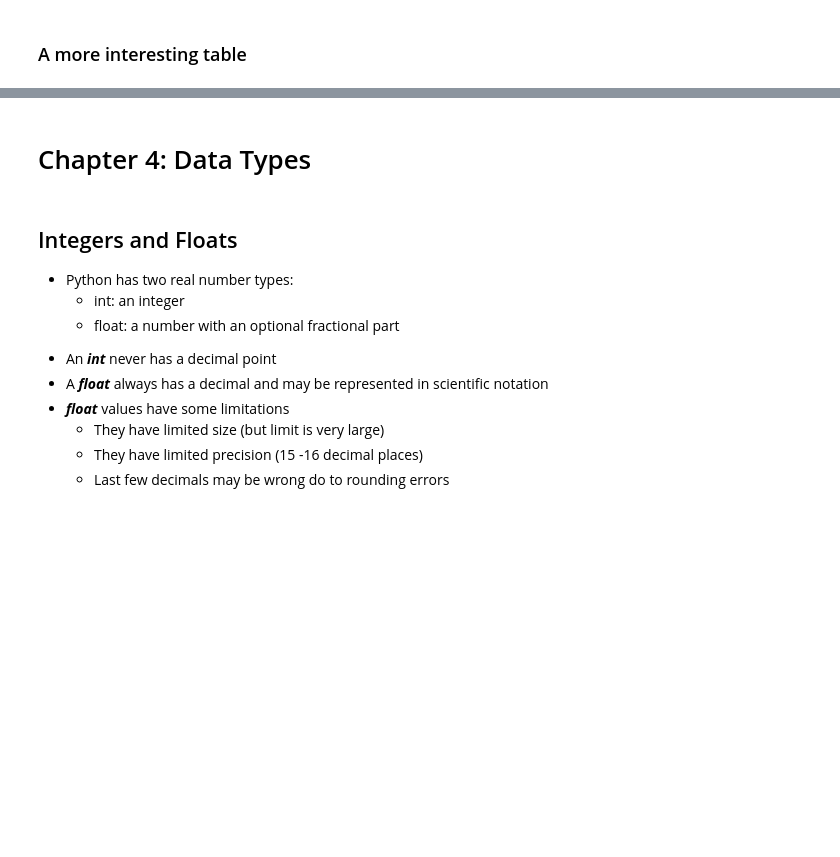
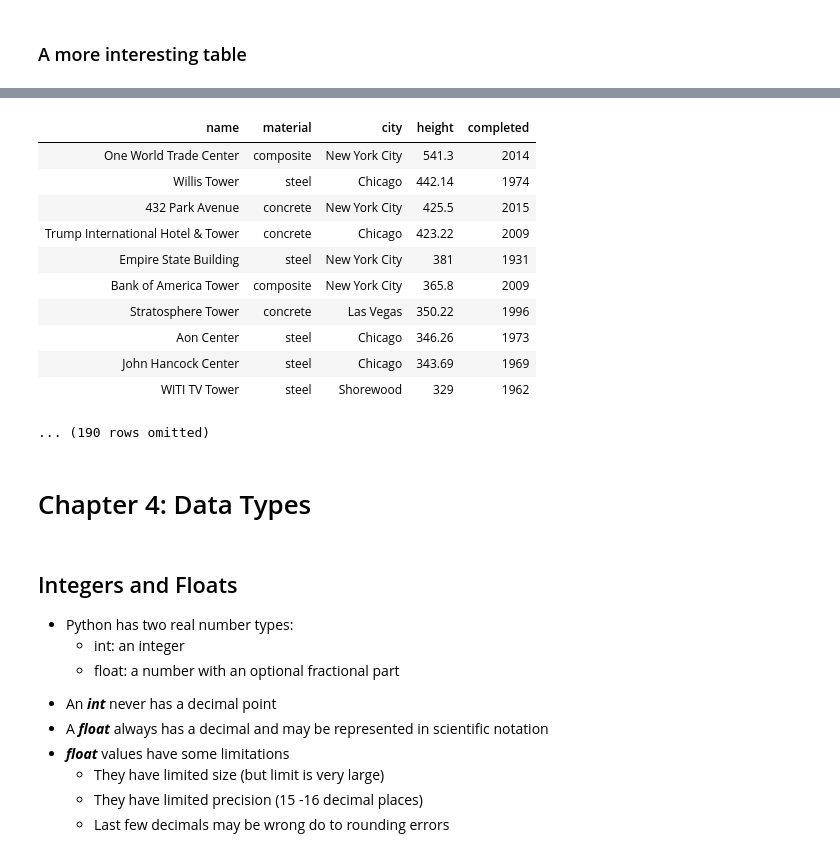
Before and after one commit to Mrsnellek/DS-400-22S8W1, a Jupyter notebook: Week_2/lec02/lec02_chapters_3_4.ipynb, the cells around one changed output, grey strips where cells are left out. Cells and saved outputs as stored; diff of their text form; code cells hidden in the pictures; blank space fills up the shorter version.

```diff
--- a/Week_2/lec02/lec02_chapters_3_4.ipynb
+++ b/Week_2/lec02/lec02_chapters_3_4.ipynb
@@ -218,5 +409,18 @@ skyscrapers.where('city', 'New York City').sort('completed')
 # %%
-skyscrapers.sort('height', descending=False)
+skyscrapers.sort('height', descending=True)
+# %% [output]
+| name | material | city | height | completed |
+| One World Trade Center | composite | New York City | 541.3 | 2014 |
+| Willis Tower | steel | Chicago | 442.14 | 1974 |
+| 432 Park Avenue | concrete | New York City | 425.5 | 2015 |
+| Trump International Hotel & Tower | concrete | Chicago | 423.22 | 2009 |
+| Empire State Building | steel | New York City | 381 | 1931 |
+| Bank of America Tower | composite | New York City | 365.8 | 2009 |
+| Stratosphere Tower | concrete | Las Vegas | 350.22 | 1996 |
+| Aon Center | steel | Chicago | 346.26 | 1973 |
+| John Hancock Center | steel | Chicago | 343.69 | 1969 |
+| WITI TV Tower | steel | Shorewood | 329 | 1962 |
+... (190 rows omitted)
 # %% [markdown]
 # Chapter 4: Data Types
 # %% [markdown]
```
Also changed, not shown: parts of 100 cells of this notebook, 10 other files.
